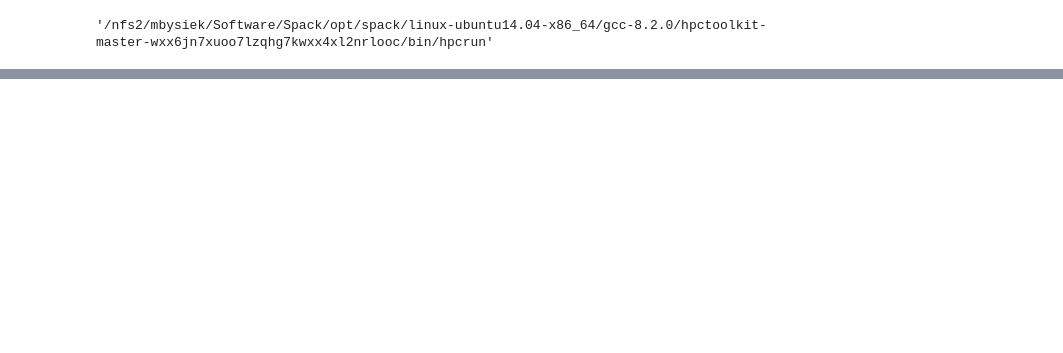
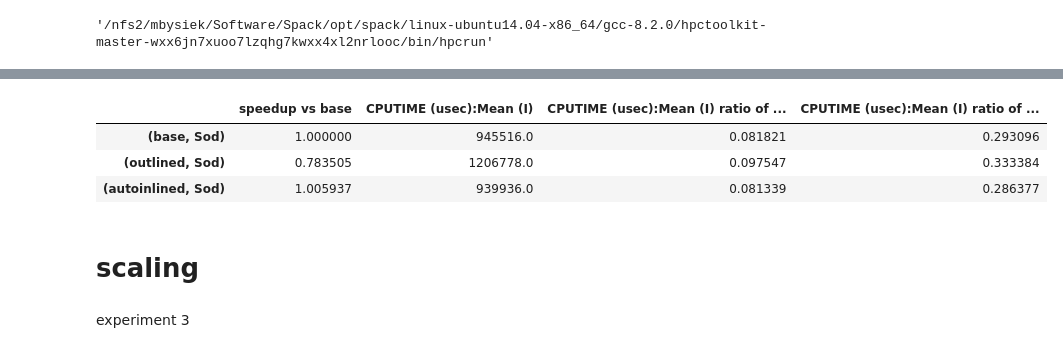
Before and after one commit to mbdevpl/docker-transpyle-flash, a Jupyter notebook: profile_flash.ipynb, the cells around one changed output, grey strips where cells are left out. Cells and saved outputs as stored; diff of their text form; code cells hidden in the pictures; blank space fills up the shorter version.

```diff
--- a/profile_flash.ipynb
+++ b/profile_flash.ipynb
@@ -446,0 +163,4 @@ subset_Sedov_autoinlined_a.clean: running "make clean" with wd="/nfs2/mbysiek/Pr
+# %%
+# Experiment 4
+
+test_date = datetime.datetime(2018, 9, 12, 17, 17, 24, 213713)
@@ -446,0 +171,12 @@ subset_Sedov_autoinlined_a.clean: running "make clean" with wd="/nfs2/mbysiek/Pr
+# %%
+%%time
+
+timings = {}
+hot_paths = {}
+
+for (branch, nickname), problem in itertools.product(branch_nicknames.items(), problems):
+    test_name = test_name_template.format(problem, nickname)
+    _profile_path = profile_db_path(test_date, test_name=test_name).joinpath('experiment.xml')
+    df = HPCtoolkitDataFrame(path=_profile_path, max_depth=None)
+    timings[nickname, problem] = df
+    hot_paths[nickname, problem] = df.hot_path()
@@ -446,0 +205,16 @@ subset_Sedov_autoinlined_a.clean: running "make clean" with wd="/nfs2/mbysiek/Pr
+# %%
+times = {
+    _: timing.at_paths(suffix=(re.compile('hy_upwindtransverseflux_\..*'),)).compact
+    for _, timing in timings.items()}
+# %%
+comparisons = {}
+for problem in problems:
+    problem_times = {name: val for name, val in times.items() if name[1] == problem}
+    comparisons[problem] = pd.DataFrame(
+        data=[val.values.tolist()[0] for _, val in problem_times.items()], index=list(problem_times.keys()),
+        columns=next(iter(problem_times.values())).columns.values)
+
+    base = comparisons[problem].at[('base', problem), 'CPUTIME (usec):Mean (I)']
+    comparisons[problem].insert(
+        0, 'speedup vs base',
+        [base / row['CPUTIME (usec):Mean (I)'] for _, row in comparisons[problem].iterrows()])
@@ -446,0 +228,11 @@ subset_Sedov_autoinlined_a.clean: running "make clean" with wd="/nfs2/mbysiek/Pr
+# %%
+comparisons['Sod']
+# %% [output]
+|  | speedup vs base | CPUTIME (usec):Mean (I) | CPUTIME (usec):Mean (I) ratio of ... | CPUTIME (usec):Mean (I) ratio of ... |
+| (base, Sod) | 1.000000 | 945516.0 | 0.081821 | 0.293096 |
+| (outlined, Sod) | 0.783505 | 1206778.0 | 0.097547 | 0.333384 |
+| (autoinlined, Sod) | 1.005937 | 939936.0 | 0.081339 | 0.286377 |
+# %% [markdown]
+# scaling
+# %% [markdown]
+experiment 3
```
Also changed, not shown: parts of 109 cells of this notebook, 3 other files.
